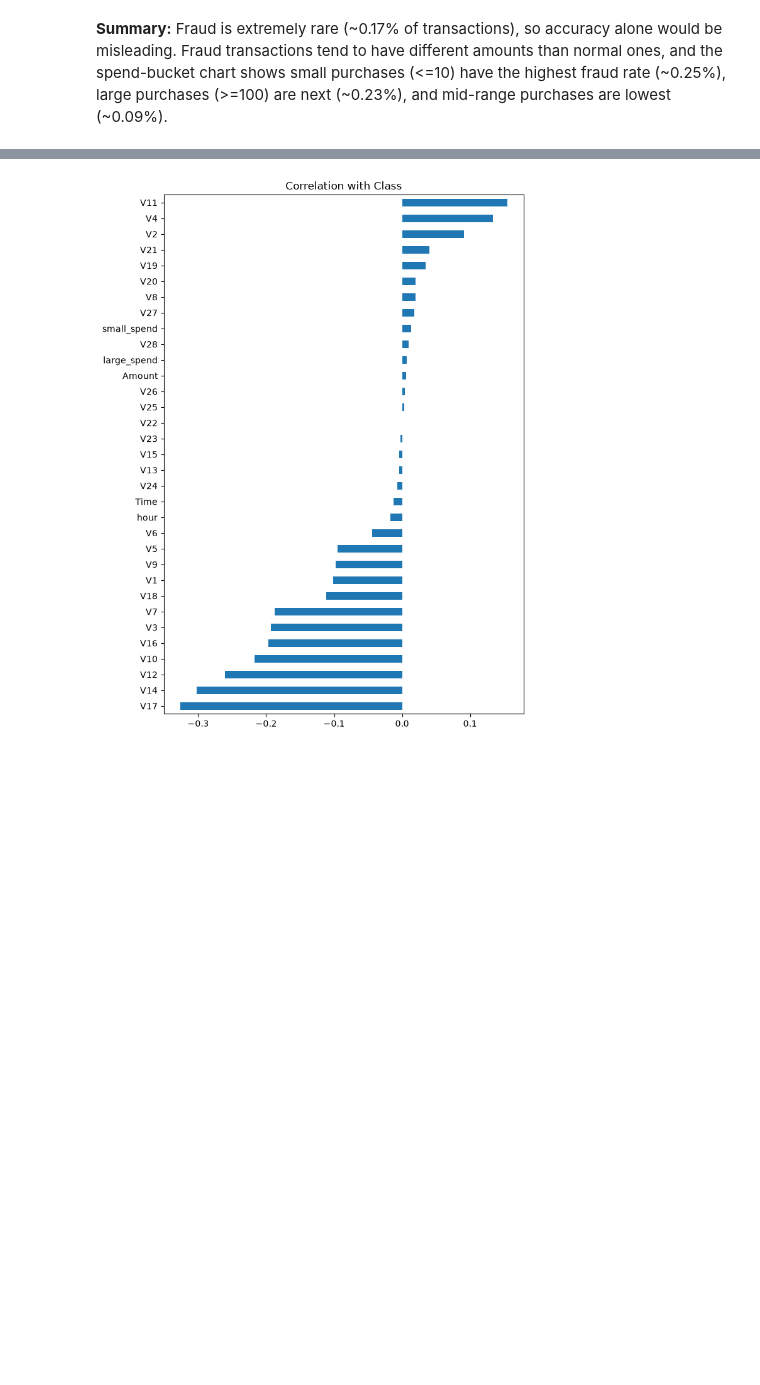
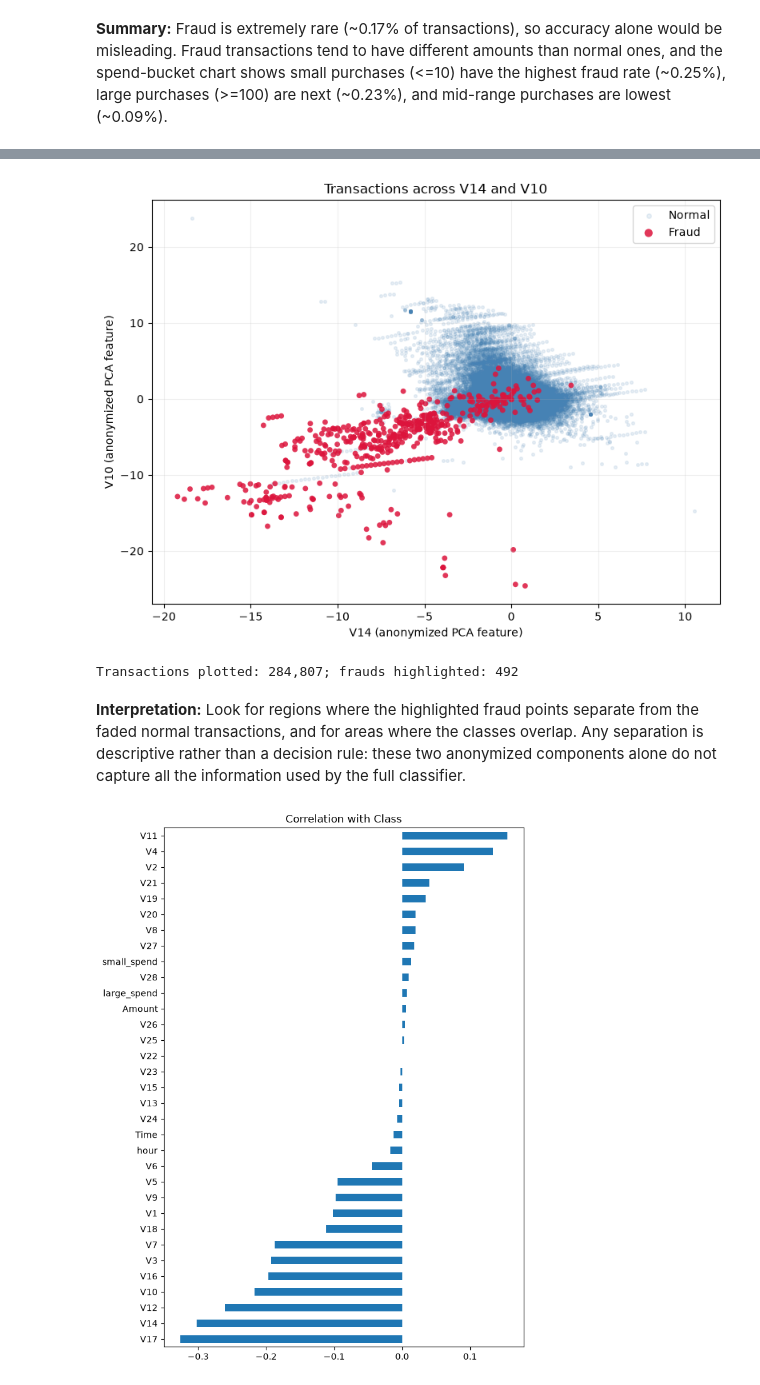
Before and after one commit to bjdawson23/Credit-Card-Fraud-and-Overdraft-Detection, a Jupyter notebook: notebooks/01_download_data.ipynb, the cells around one changed output, grey strips where cells are left out. Saved outputs shown, nothing was run; the diff lists cells and outputs as text; code cells hidden in the pictures; blank space fills up the shorter version.

```diff
--- a/notebooks/01_download_data.ipynb
+++ b/notebooks/01_download_data.ipynb
@@ -79,3 +107,25 @@ Mann-Whitney U on Amount: p-value = 8.58e-06
+# %%
+normal = df["Class"] == 0
+fraud = df["Class"] == 1
+fig, ax = plt.subplots(figsize=(8, 6))
+ax.scatter(df.loc[normal, "V14"], df.loc[normal, "V10"],
+           s=7, alpha=0.12, color="steelblue", label="Normal")
+ax.scatter(df.loc[fraud, "V14"], df.loc[fraud, "V10"],
+           s=24, alpha=0.85, color="crimson", label="Fraud", edgecolors="none")
+ax.set(xlabel="V14 (anonymized PCA feature)",
+       ylabel="V10 (anonymized PCA feature)",
+       title="Transactions across V14 and V10")
+ax.grid(alpha=0.2)
+ax.legend(markerscale=1.5)
+plt.tight_layout()
+plt.savefig(OUTPUT_DIR / "v14_v10_fraud_scatter.png", dpi=150, bbox_inches="tight")
+plt.show()
+print(f"Transactions plotted: {len(df):,}; frauds highlighted: {int(fraud.sum()):,}")
+# %% [output]
+[figure, added]
+Transactions plotted: 284,807; frauds highlighted: 492
+# %% [markdown]
+**Interpretation:** Look for regions where the highlighted fraud points separate from the faded normal transactions, and for areas where the classes overlap. Any separation is descriptive rather than a decision rule: these two anonymized components alone do not capture all the information used by the full classifier.
 # %%
 # Correlation of each feature with Class
 corr = df.drop(columns="Class").corrwith(df["Class"]).sort_values()
```
Also changed, not shown: parts of 10 cells of this notebook, 5 other files.
